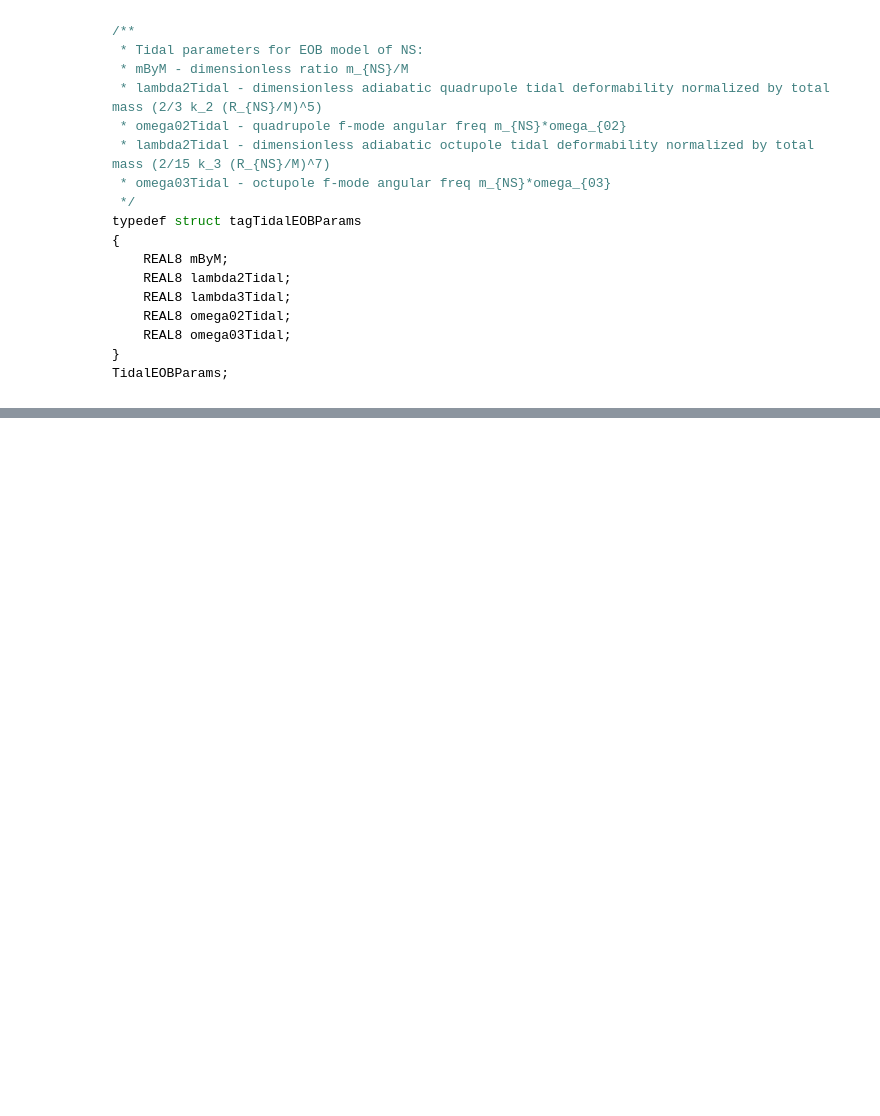
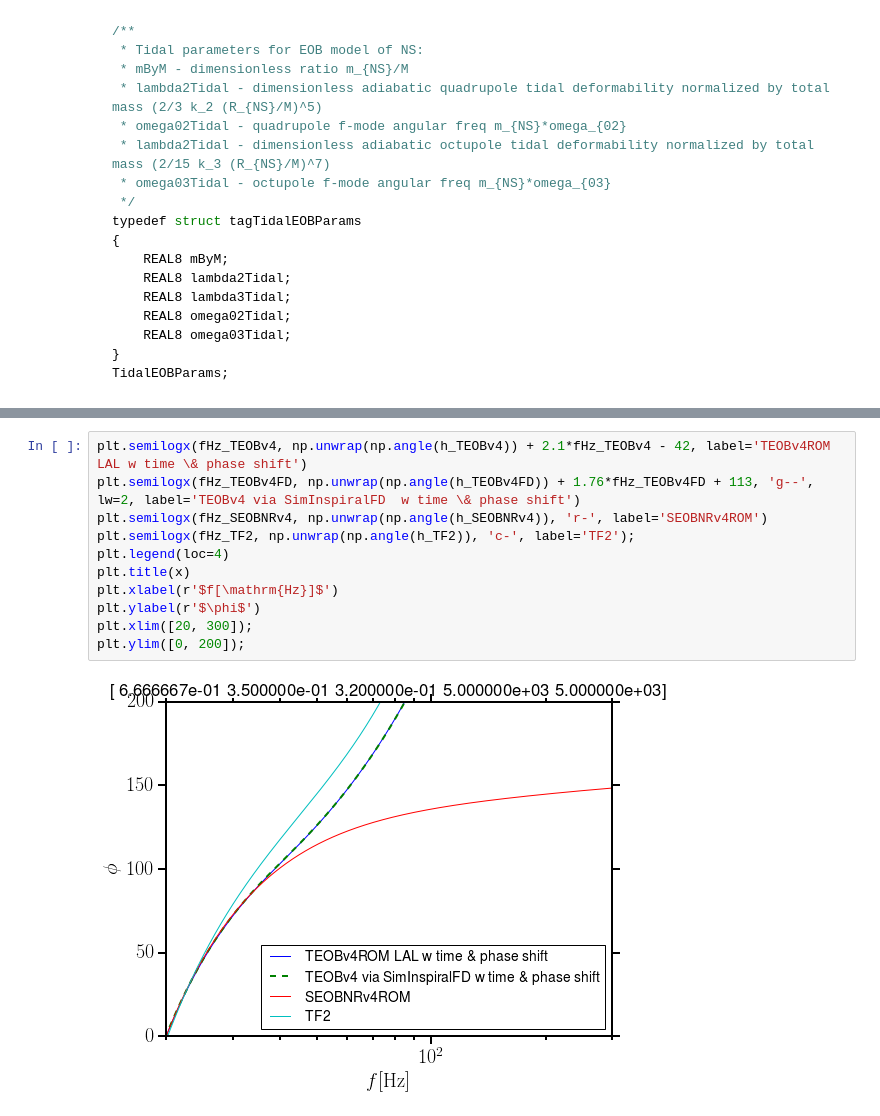
Before and after one commit to benjaminlackey/gpsurrogate, a Jupyter notebook: src/TEOB-LAL-implementation/LalsuiteSurrogate_MP.ipynb, the cells around one changed output, grey strips where cells are left out. Saved outputs shown, nothing was run; the diff lists cells and outputs as text; blank space fills up the shorter version.

```diff
--- a/src/TEOB-LAL-implementation/LalsuiteSurrogate_MP.ipynb
+++ b/src/TEOB-LAL-implementation/LalsuiteSurrogate_MP.ipynb
@@ -1684,0 +1775,13 @@ TidalEOBParams;
+# %%
+plt.semilogx(fHz_TEOBv4, np.unwrap(np.angle(h_TEOBv4)) + 2.1*fHz_TEOBv4 - 42, label='TEOBv4ROM LAL w time \& phase shift')
+plt.semilogx(fHz_TEOBv4FD, np.unwrap(np.angle(h_TEOBv4FD)) + 1.76*fHz_TEOBv4FD + 113, 'g--', lw=2, label='TEOBv4 via SimInspiralFD  w time \& phase shift')
+plt.semilogx(fHz_SEOBNRv4, np.unwrap(np.angle(h_SEOBNRv4)), 'r-', label='SEOBNRv4ROM')
+plt.semilogx(fHz_TF2, np.unwrap(np.angle(h_TF2)), 'c-', label='TF2');
+plt.legend(loc=4)
+plt.title(x)
+plt.xlabel(r'$f[\mathrm{Hz}]$')
+plt.ylabel(r'$\phi$')
+plt.xlim([20, 300]);
+plt.ylim([0, 200]);
+# %% [output]
+[figure, added]
```
Also changed, not shown: parts of 29 cells of this notebook, 1 other file.
